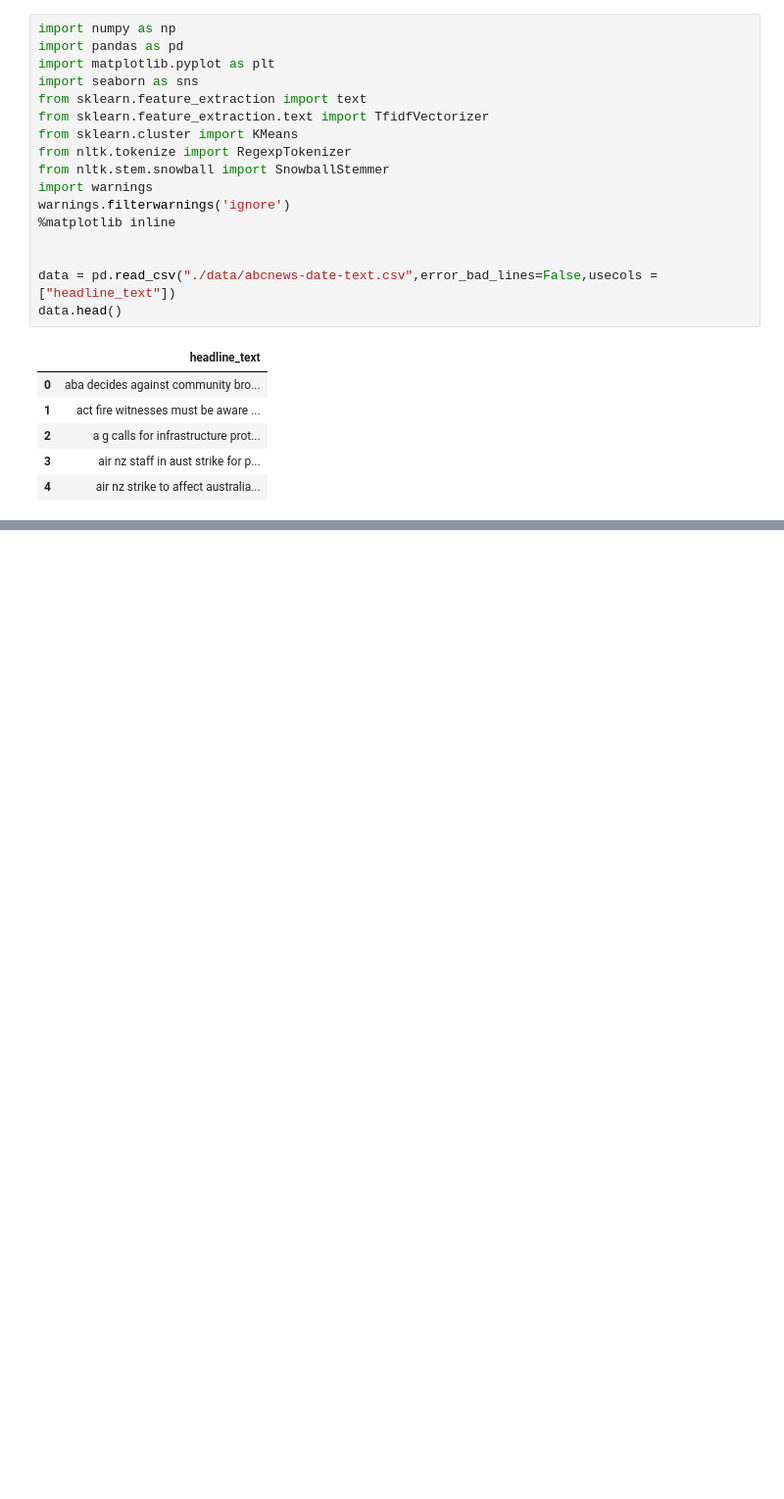
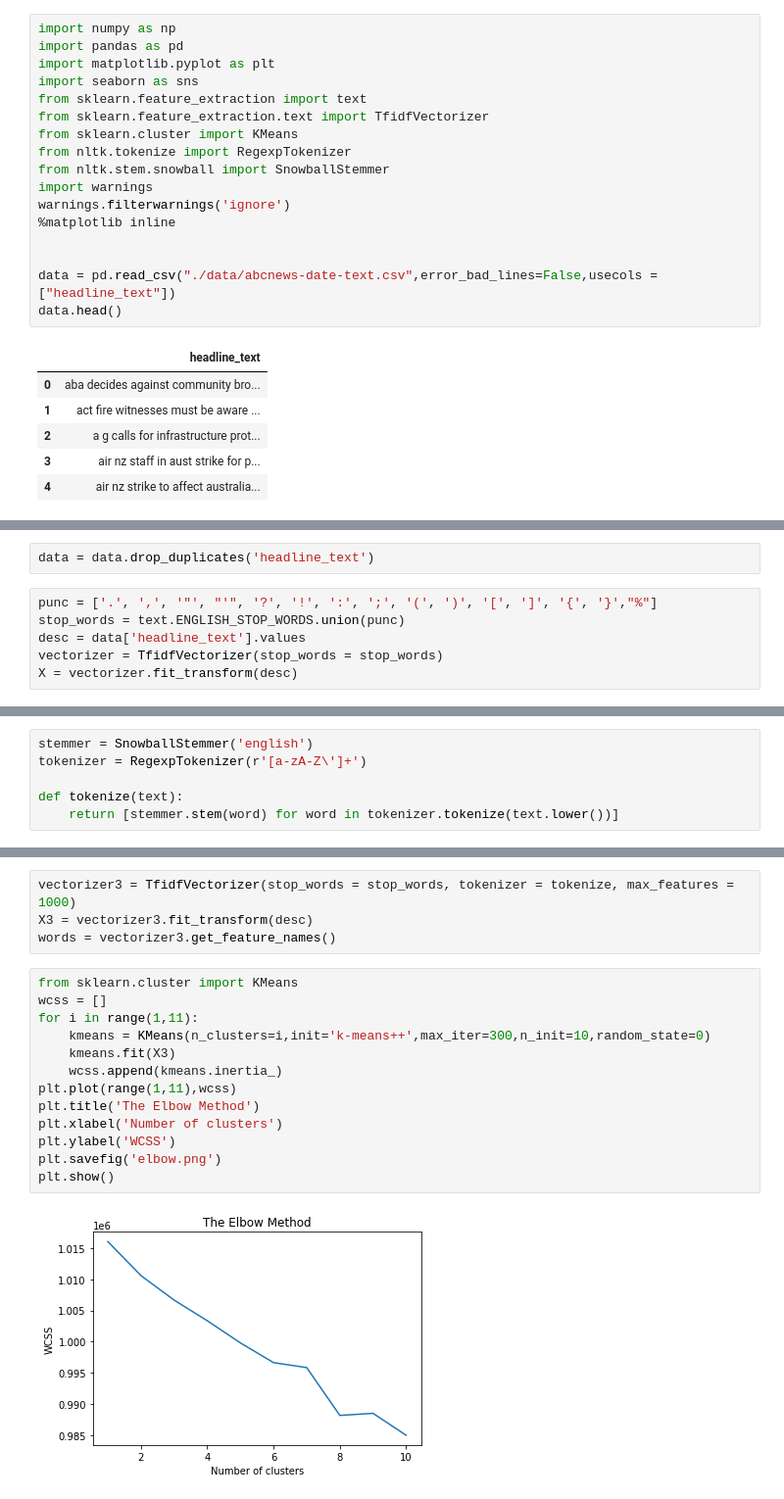
Before and after one commit to hivandu/practise, a Jupyter notebook: AI-basic/example_02.ipynb, the cells around one changed output, grey strips where cells are left out. Shown at 98% size. Saved outputs shown, nothing was run; the diff lists cells and outputs as text; blank space fills up the shorter version.

```diff
--- a/AI-basic/example_02.ipynb
+++ b/AI-basic/example_02.ipynb
@@ -314,0 +338,8 @@ data.info()
+# %%
+data = data.drop_duplicates('headline_text')
+# %%
+punc = ['.', ',', '"', "'", '?', '!', ':', ';', '(', ')', '[', ']', '{', '}',"%"]
+stop_words = text.ENGLISH_STOP_WORDS.union(punc)
+desc = data['headline_text'].values
+vectorizer = TfidfVectorizer(stop_words = stop_words)
+X = vectorizer.fit_transform(desc)
@@ -314,0 +353,6 @@ data.info()
+# %%
+stemmer = SnowballStemmer('english')
+tokenizer = RegexpTokenizer(r'[a-zA-Z\']+')
+
+def tokenize(text):
+    return [stemmer.stem(word) for word in tokenizer.tokenize(text.lower())]
@@ -314,0 +368,19 @@ data.info()
+# %%
+vectorizer3 = TfidfVectorizer(stop_words = stop_words, tokenizer = tokenize, max_features = 1000)
+X3 = vectorizer3.fit_transform(desc)
+words = vectorizer3.get_feature_names()
+# %%
+from sklearn.cluster import KMeans
+wcss = []
+for i in range(1,11):
+    kmeans = KMeans(n_clusters=i,init='k-means++',max_iter=300,n_init=10,random_state=0)
+    kmeans.fit(X3)
+    wcss.append(kmeans.inertia_)
+plt.plot(range(1,11),wcss)
+plt.title('The Elbow Method')
+plt.xlabel('Number of clusters')
+plt.ylabel('WCSS')
+plt.savefig('elbow.png')
+plt.show()
+# %% [output]
+[figure, added]
```
Also changed, not shown: parts of 16 cells of this notebook.
